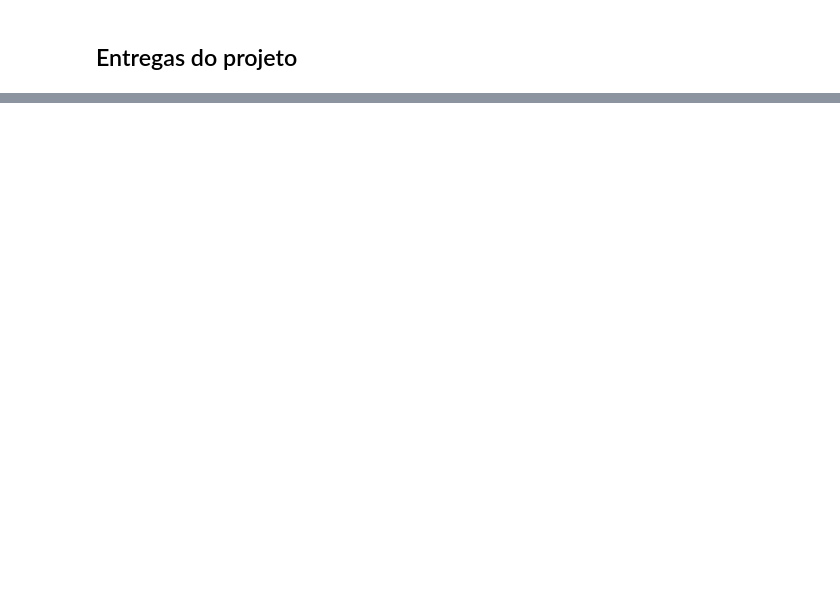
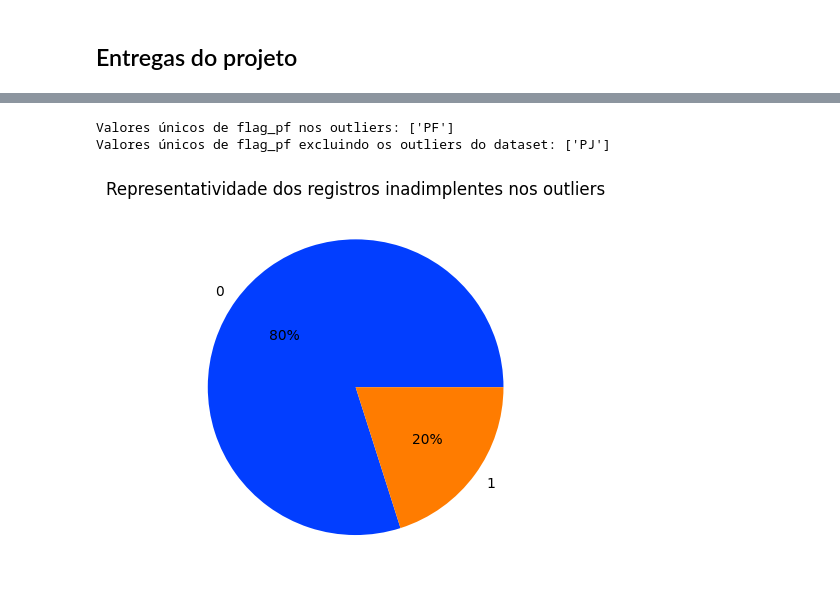
Before and after one commit to faustomfc/score_credit_prediction, a Jupyter notebook: score_credit_prediction_v1.ipynb, the cells around one changed output, grey strips where cells are left out. Saved outputs shown, nothing was run; the diff lists cells and outputs as text; code cells hidden in the pictures; blank space fills up the shorter version.

```diff
--- a/score_credit_prediction_v1.ipynb
+++ b/score_credit_prediction_v1.ipynb
@@ -53,0 +624,6 @@ Como resultado deste projeto, serão entregues:
+# %%
+# Identificando a quantidade de registros outliers e sua representatividade na base de dados
+pontos_isolados = df1.loc[df1['no_funcionarios']==0, :]
+print('Nº de registros isolados: {}'.format(pontos_isolados.shape[0]))
+print('Representatividade no total de registros: {} %'.format(np.round(100*pontos_isolados.shape[0]/df1.shape[0], 2)))
+pontos_isolados.head()
@@ -53,0 +639,16 @@ Como resultado deste projeto, serão entregues:
+# %%
+# Verificando a influência da variável 'flag_pf' nesses outliers
+print('Valores únicos de flag_pf nos outliers: {}'.format(pontos_isolados['flag_pf'].unique()))
+print('Valores únicos de flag_pf excluindo os outliers do dataset: {}'.format(df1.loc[df1['no_funcionarios']>25, 'flag_pf'].unique()))
+# %% [output]
+Valores únicos de flag_pf nos outliers: ['PF']
+Valores únicos de flag_pf excluindo os outliers do dataset: ['PJ']
+# %%
+# Representatividade dos registros inadimplentes nesses outliers
+pontos_isolados = pontos_isolados.loc[:, ['inadimplente']].groupby('inadimplente').size().reset_index()
+pontos_isolados = pontos_isolados.rename(columns={0: 'contagem'})
+palette_color = sns.color_palette('bright')
+plt.pie(pontos_isolados['contagem'].to_list(), labels=pontos_isolados['inadimplente'].to_list(), colors=palette_color, autopct='%.0f%%')
+plt.title('Representatividade dos registros inadimplentes nos outliers');
+# %% [output]
+[figure, added]
```
Also changed, not shown: parts of 161 cells of this notebook, 20 other files.
